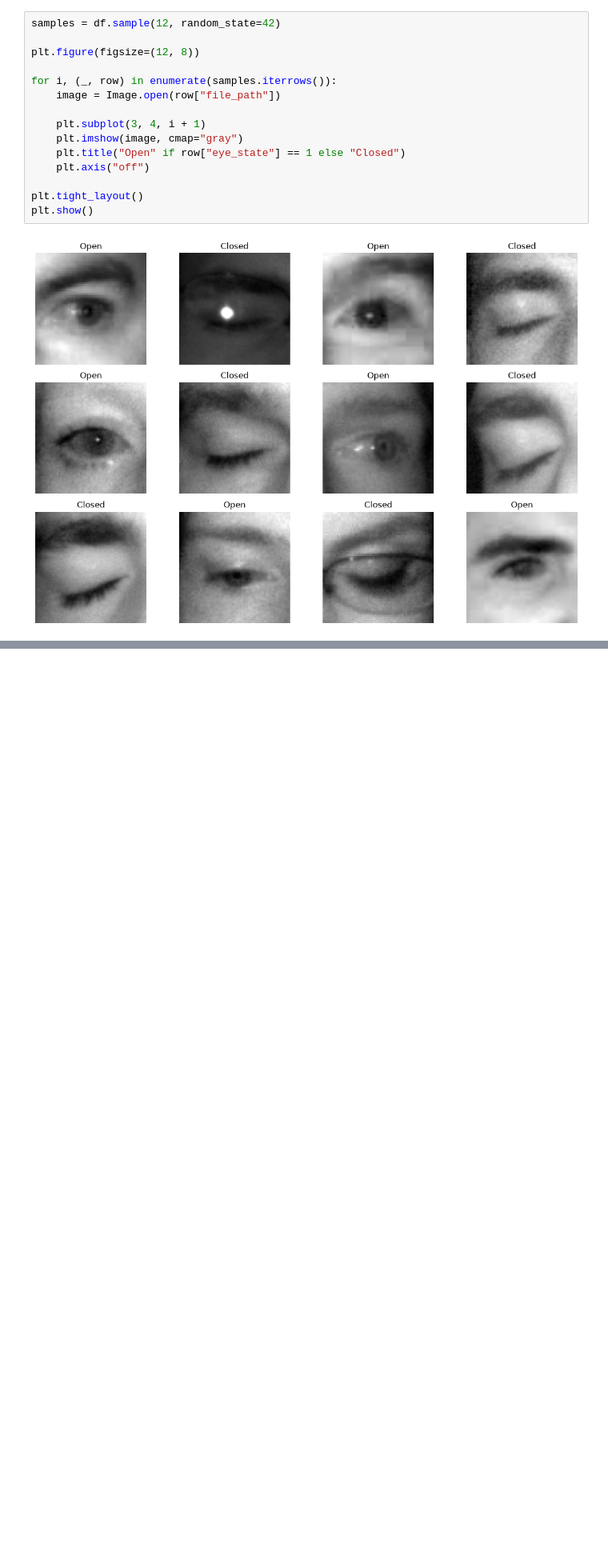
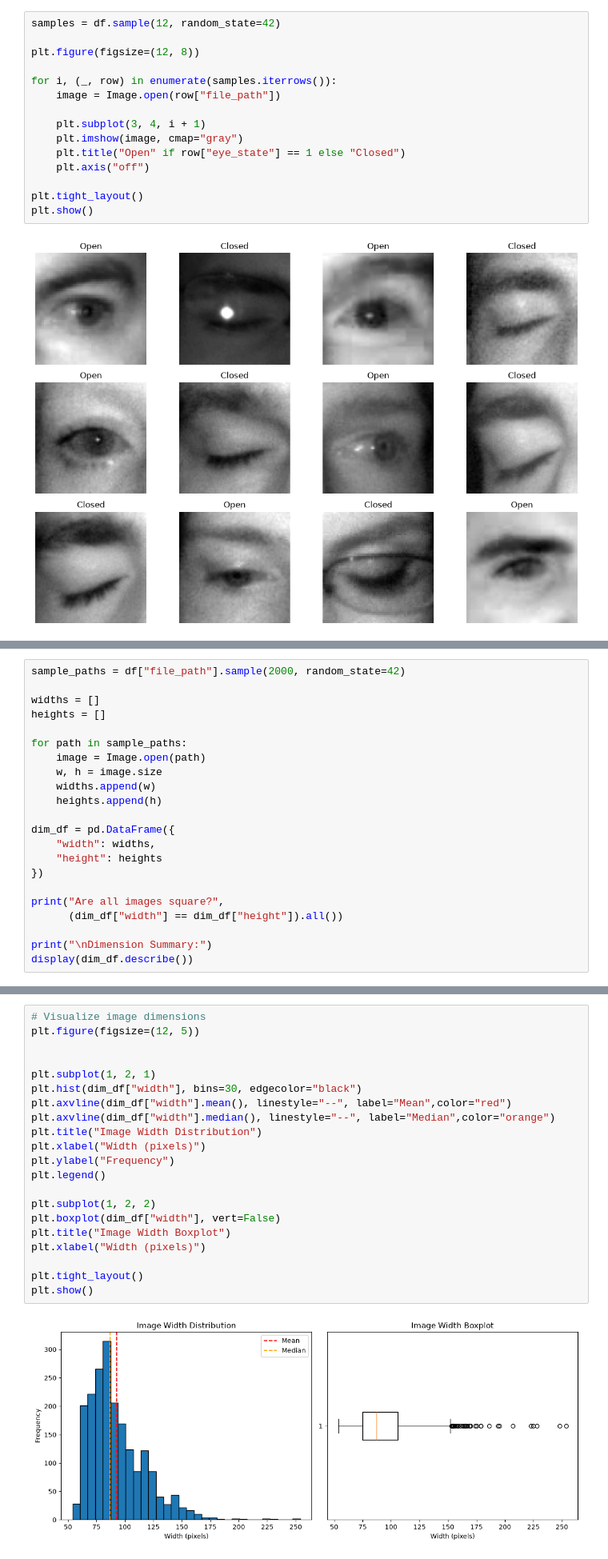
Before and after one commit to Anand-Patidar03/driver-drowsiness-detection, a Jupyter notebook: notebooks/01_dataset_analysis.ipynb, the cells around one changed output, grey strips where cells are left out. Shown at 80% size. Saved outputs shown, nothing was run; the diff lists cells and outputs as text; blank space fills up the shorter version.

```diff
--- a/notebooks/01_dataset_analysis.ipynb
+++ b/notebooks/01_dataset_analysis.ipynb
@@ -136,0 +162,22 @@ plt.show()
+# %%
+sample_paths = df["file_path"].sample(2000, random_state=42)
+
+widths = []
+heights = []
+
+for path in sample_paths:
+    image = Image.open(path)
+    w, h = image.size
+    widths.append(w)
+    heights.append(h)
+
+dim_df = pd.DataFrame({
+    "width": widths,
+    "height": heights
+})
+
+print("Are all images square?",
+      (dim_df["width"] == dim_df["height"]).all())
+
+print("\nDimension Summary:")
+display(dim_df.describe())
@@ -136,0 +197,23 @@ plt.show()
+# %%
+# Visualize image dimensions
+plt.figure(figsize=(12, 5))
+
+
+plt.subplot(1, 2, 1)
+plt.hist(dim_df["width"], bins=30, edgecolor="black")
+plt.axvline(dim_df["width"].mean(), linestyle="--", label="Mean",color="red")
+plt.axvline(dim_df["width"].median(), linestyle="--", label="Median",color="orange")
+plt.title("Image Width Distribution")
+plt.xlabel("Width (pixels)")
+plt.ylabel("Frequency")
+plt.legend()
+
+plt.subplot(1, 2, 2)
+plt.boxplot(dim_df["width"], vert=False)
+plt.title("Image Width Boxplot")
+plt.xlabel("Width (pixels)")
+
+plt.tight_layout()
+plt.show()
+# %% [output]
+[figure, added]
```
Also changed, not shown: parts of 20 cells of this notebook.
